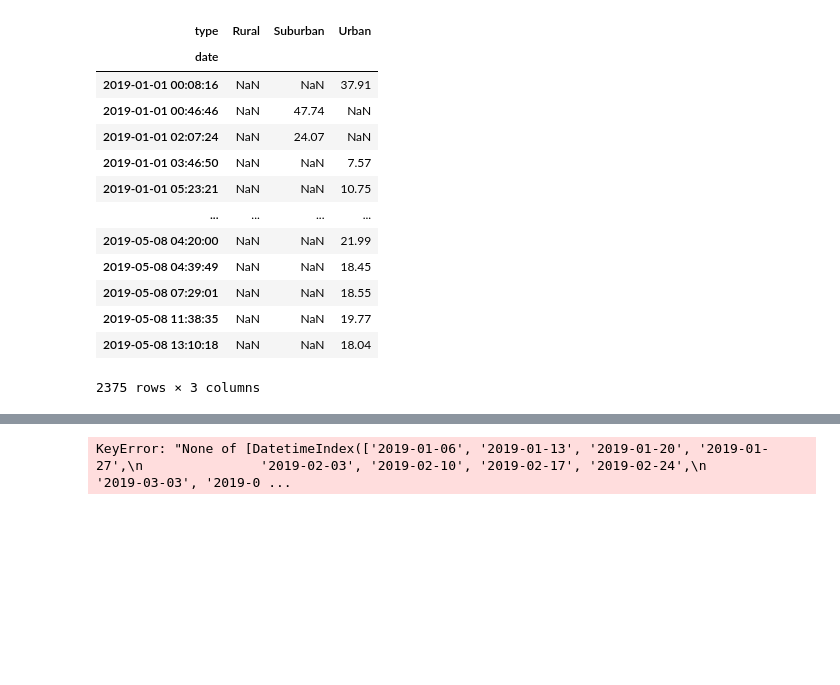
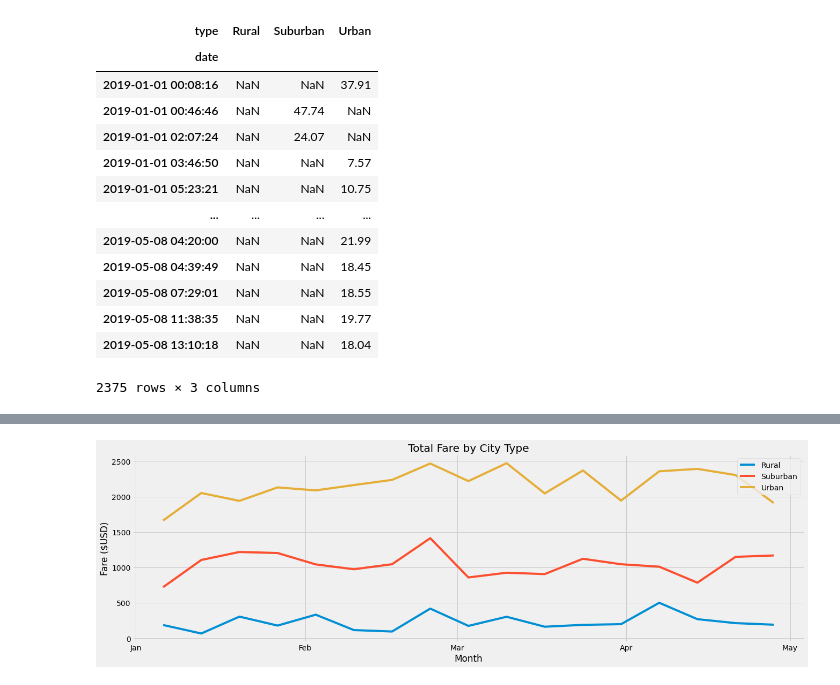
Before and after one commit to vnitusingh/PyBer_Analysis, a Jupyter notebook: PyBer_Challenge.ipynb, the cells around one changed output, grey strips where cells are left out. Drawn from its saved outputs; the diff is of its cells as text; code cells hidden in the pictures; blank space fills up the shorter version.

```diff
--- a/PyBer_Challenge.ipynb
+++ b/PyBer_Challenge.ipynb
@@ -264,11 +281,31 @@ total_fare_by_week
 # %%
 # 16. Using the object-oriented interface method, plot the resample DataFrame using the df.plot() function.
 
 # Import the style from Matplotlib.
 from matplotlib import style
+import matplotlib.dates as mdates
+months = mdates.MonthLocator()  # every month
+months_fmt = mdates.DateFormatter('%b')
 
 # Use the graph style fivethirtyeight.
 style.use('fivethirtyeight')
-total_fare_by_week.plot(x=total_fare_by_week.index, y="Rural")
+
+fig, ax = plt.subplots(figsize=(20,6))
+ax.plot(total_fare_by_week['Rural'],label='Rural')
+ax.plot(total_fare_by_week['Suburban'],label='Suburban')
+ax.plot(total_fare_by_week['Urban'],label='Urban')
+
+
+ax.set_xlabel("Month")
+ax.xaxis.set_major_locator(months)
+ax.xaxis.set_major_formatter(months_fmt)
+
+ax.set_ylabel("Fare ($USD)")
+
+plt.title("Total Fare by City Type")
+ax.legend()
+
+plt.savefig("analysis\PyBer_fare_summary.png")
+plt.show()
 # %% [output]
-KeyError: "None of [DatetimeIndex(['2019-01-06', '2019-01-13', '2019-01-20', '2019-01-27',\n               '2019-02-03', '2019-02-10', '2019-02-17', '2019-02-24',\n               '2019-03-03', '2019-0 ...
+[figure, added]
```
Also changed, not shown: parts of 7 cells of this notebook.
